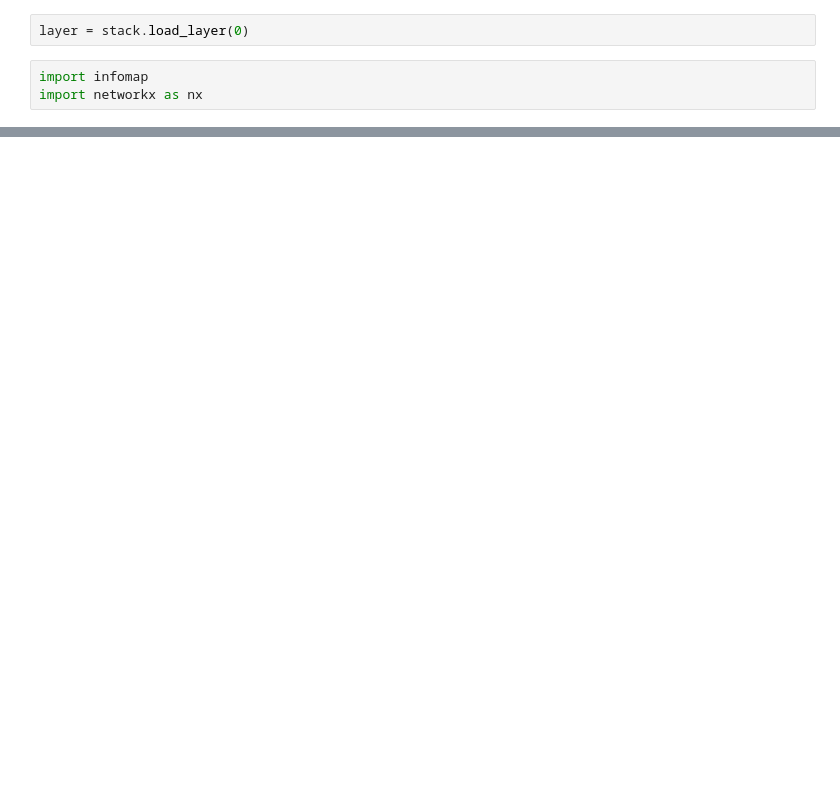
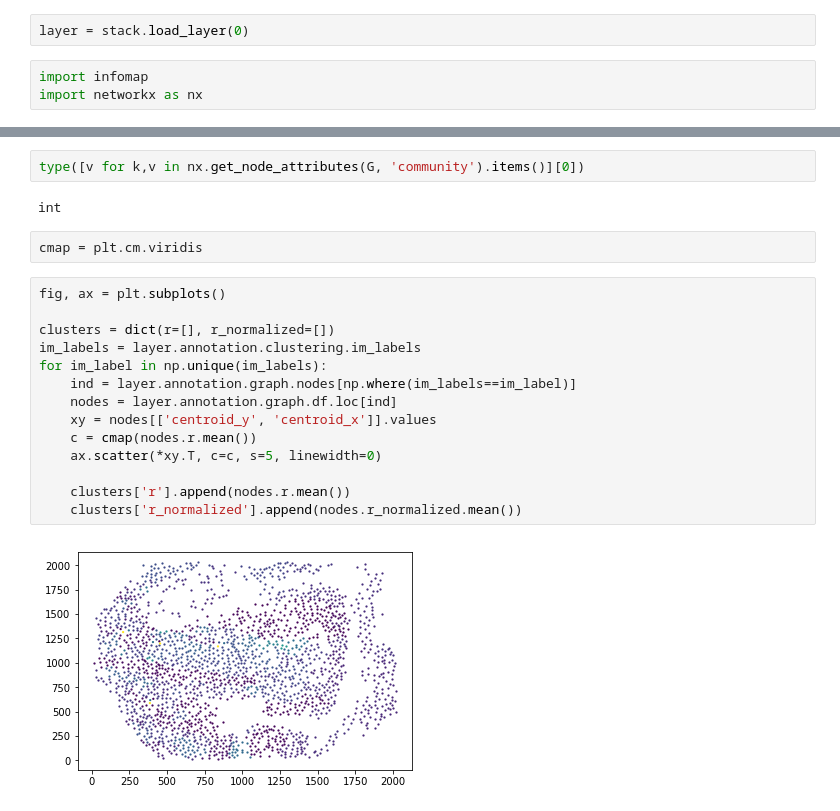
Before and after one commit to sbernasek/flyqma, a Jupyter notebook: notebooks/annotation.ipynb, the cells around one changed output, grey strips where cells are left out. Drawn from its saved outputs; the diff is of its cells as text; blank space fills up the shorter version.

```diff
--- a/notebooks/annotation.ipynb
+++ b/notebooks/annotation.ipynb
@@ -132,3 +148,25 @@ def drawNetwork(G, pos, ax=None, alpha=1, edge_alpha=1, lw=1, node_size=20):
     plt.show()
 
     return pos
+# %%
+type([v for k,v in nx.get_node_attributes(G, 'community').items()][0])
+# %% [output]
+int
+# %%
+cmap = plt.cm.viridis
+# %%
+fig, ax = plt.subplots()
+
+clusters = dict(r=[], r_normalized=[])
+im_labels = layer.annotation.clustering.im_labels
+for im_label in np.unique(im_labels):
+    ind = layer.annotation.graph.nodes[np.where(im_labels==im_label)]
+    nodes = layer.annotation.graph.df.loc[ind]
+    xy = nodes[['centroid_y', 'centroid_x']].values
+    c = cmap(nodes.r.mean())
+    ax.scatter(*xy.T, c=c, s=5, linewidth=0)
+
+    clusters['r'].append(nodes.r.mean())
+    clusters['r_normalized'].append(nodes.r_normalized.mean())
+# %% [output]
+[figure, added]
```
Also changed, not shown: parts of 20 cells of this notebook, 19 other files.
